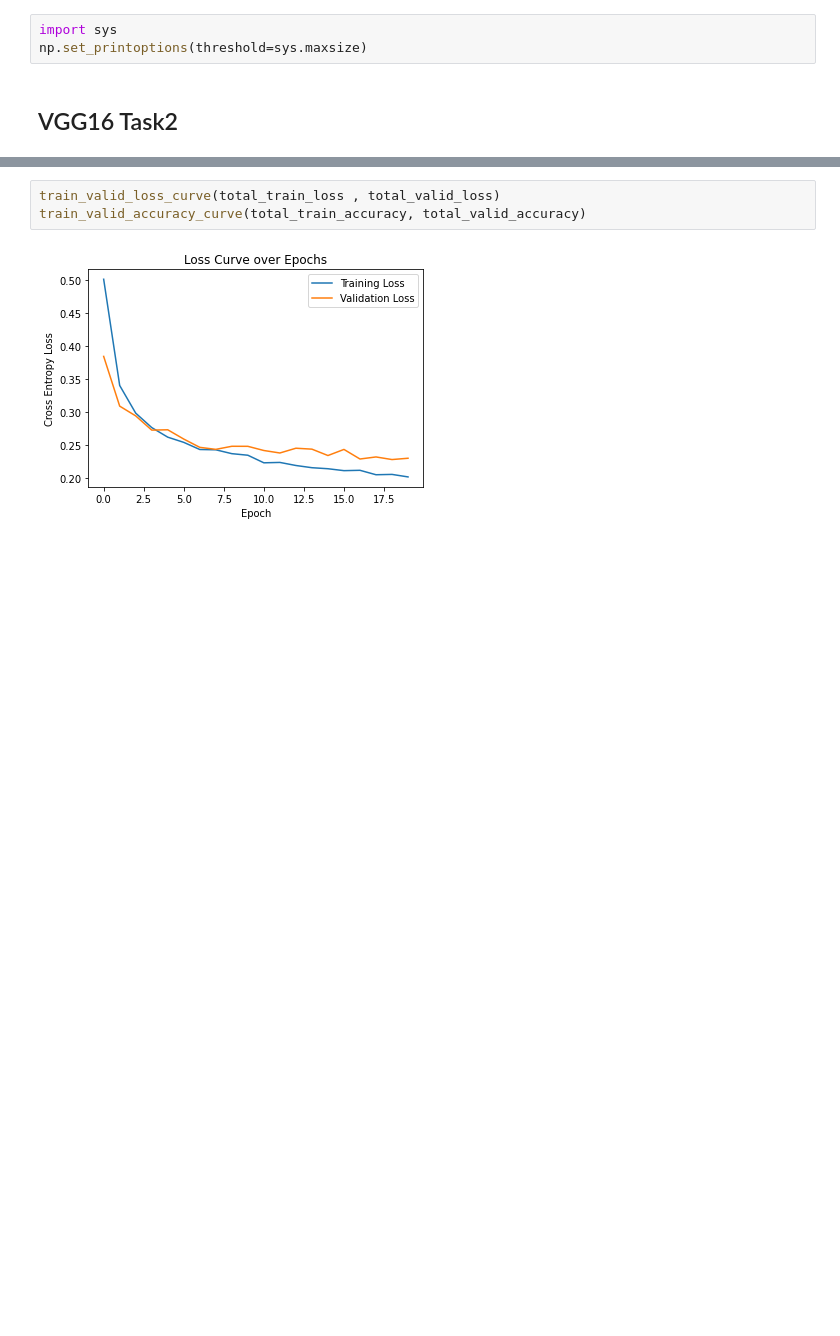
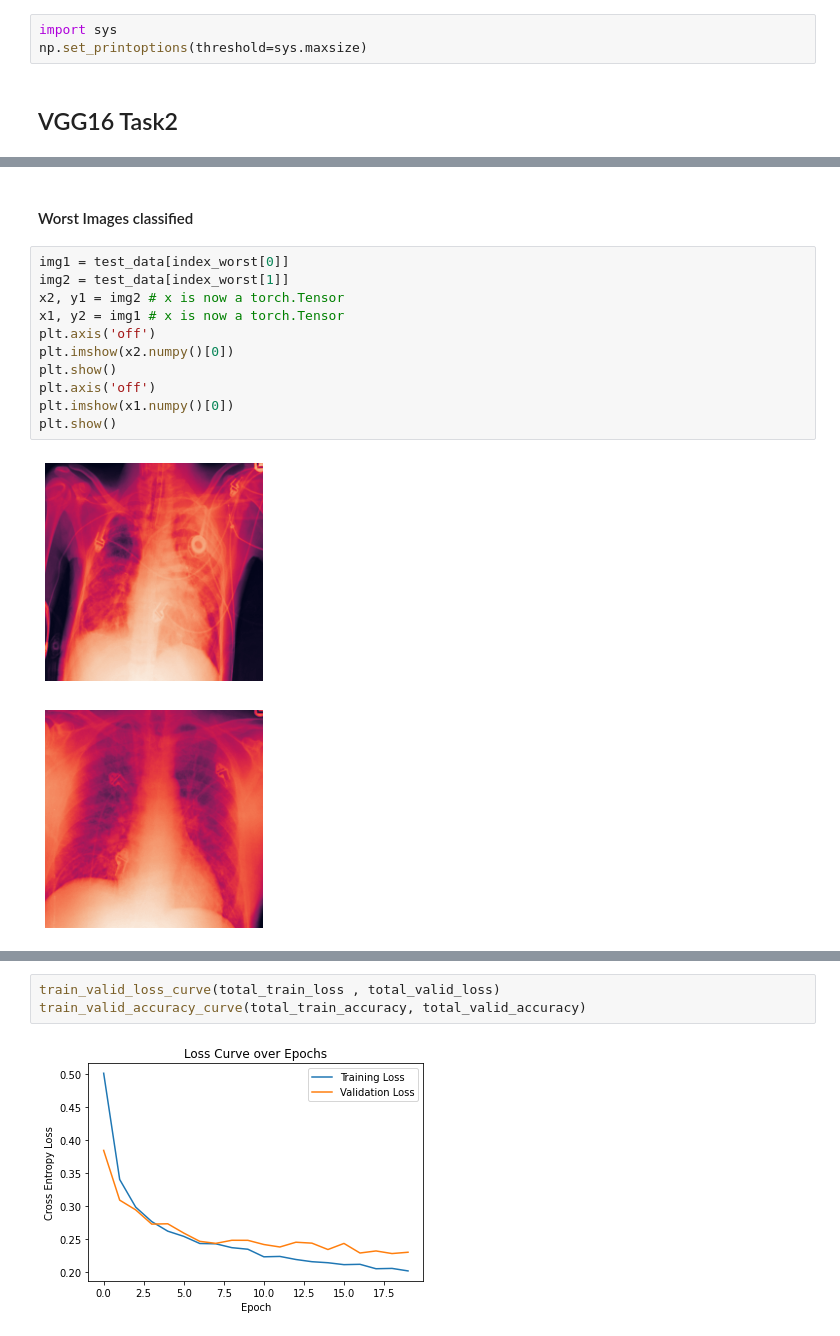
Before and after one commit to imkhubaibraza/MSDS19064_COVID19_DLSpring2020, a Jupyter notebook: covid19_classification.ipynb, the cells around one changed output, grey strips where cells are left out. Drawn from its saved outputs; the diff is of its cells as text; blank space fills up the shorter version.

```diff
--- a/covid19_classification.ipynb
+++ b/covid19_classification.ipynb
@@ -1130,0 +1142,16 @@ F1 Score 0.9287686361126449
+# %% [markdown]
+#### Worst Images classified
+# %%
+img1 = test_data[index_worst[0]]
+img2 = test_data[index_worst[1]]
+x2, y1 = img2 # x is now a torch.Tensor
+x1, y2 = img1 # x is now a torch.Tensor
+plt.axis('off')
+plt.imshow(x2.numpy()[0])
+plt.show()
+plt.axis('off')
+plt.imshow(x1.numpy()[0])
+plt.show()
+# %% [output]
+[figure, added]
+[figure, added]
```
Also changed, not shown: parts of 20 cells of this notebook.
